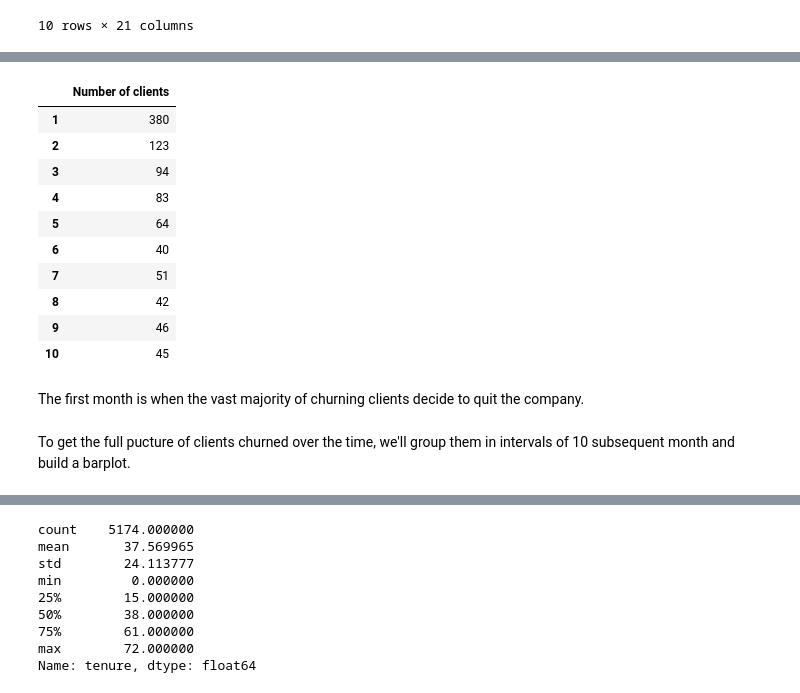
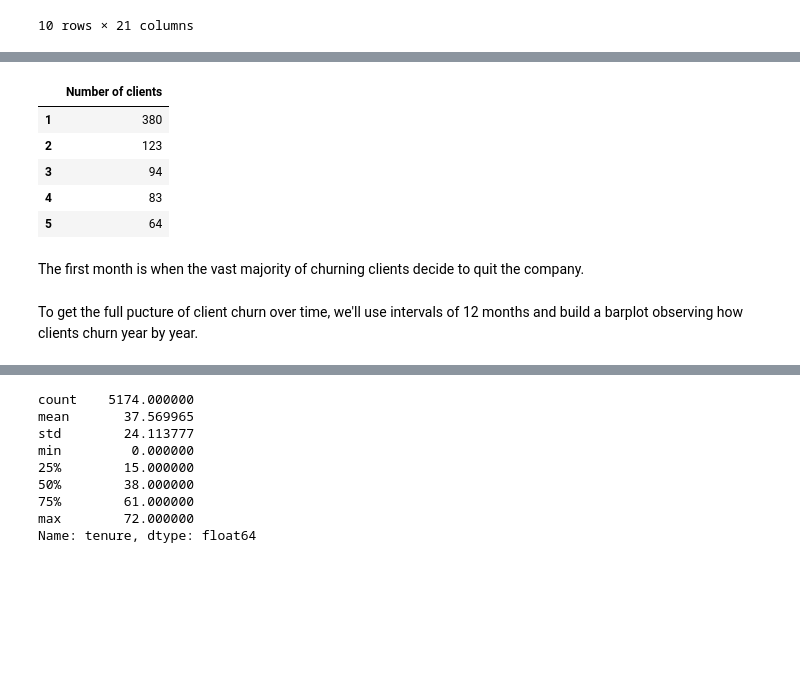
Before and after one commit to PolinaKey/thinkful, a Jupyter notebook: [NEW} Capstone project - Churn.ipynb, the cells around one changed output, grey strips where cells are left out. Saved outputs shown, nothing was run; the diff lists cells and outputs as text; code cells hidden in the pictures; blank space fills up the shorter version.

```diff
--- a/[NEW} Capstone project - Churn.ipynb
+++ b/[NEW} Capstone project - Churn.ipynb
@@ -67,3 +58,0 @@ As we see some of the columns have values "1" / "0" instead of "Yes" / "No", we'
-# %%
-#Formatting column "SeniorCitizen" into understandable and more reader-friendly format "Yes"/"No"
-df.SeniorCitizen.replace([1, 0], ['Yes', 'No'], inplace=True)
@@ -72 +59,5 @@ Let's start with the first question.
+# %%
+df.SeniorCitizen.replace([1, 0], ['Senior', 'Non-senior'], inplace=True)
+df.Dependents.replace(['Yes', 'No'], ['Dependents', 'No dependents'], inplace=True)
+df.Partner.replace(['Yes', 'No'], ['Partner', 'No partner'], inplace=True)
 # %% [markdown]
@@ -91,22 +80,16 @@ The clients tend to churn in the beginning of their journey with the company. It
 # %%
 tenure = pd.DataFrame(churning_clients['tenure'].value_counts())
 tenure.sort_index(inplace=True)
 tenure.columns = ['Number of clients']
-tenure.head(n=10)
-## barplot of first 10 months?
+tenure.head(n=5)
 # %% [output]
 |  | Number of clients |
 | 1 | 380 |
 | 2 | 123 |
 | 3 | 94 |
 | 4 | 83 |
 | 5 | 64 |
-| 6 | 40 |
-| 7 | 51 |
-| 8 | 42 |
-| 9 | 46 |
-| 10 | 45 |
 # %% [markdown]
 The first month is when the vast majority of churning clients decide to quit the company.
 # %% [markdown]
-To get the full pucture of clients churned over the time, we'll group them in intervals of 10 subsequent month and build a barplot.
+To get the full pucture of client churn over time, we'll use intervals of 12 months and build a barplot observing how clients churn year by year.
```
Also changed, not shown: parts of 45 cells of this notebook.
